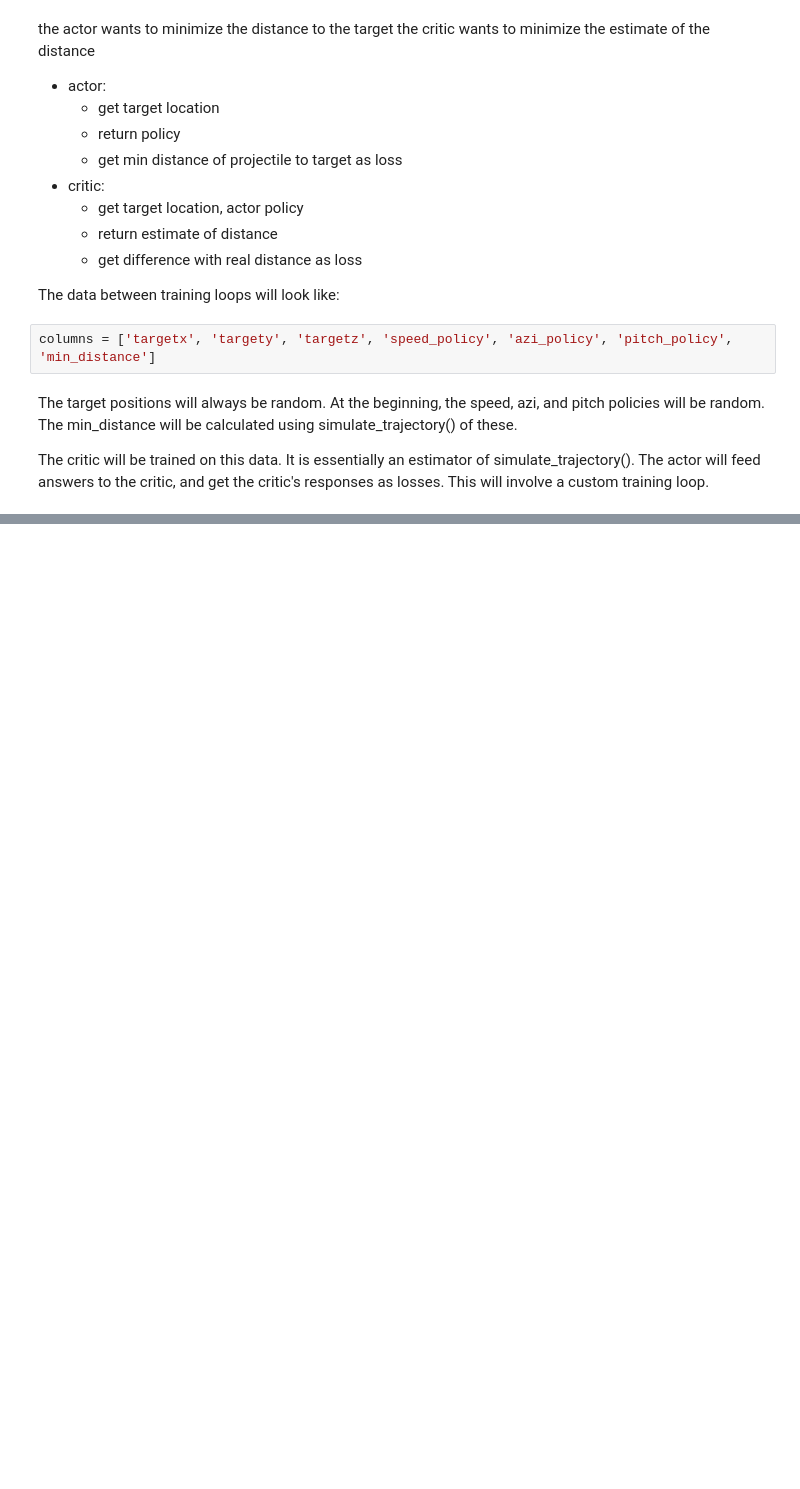
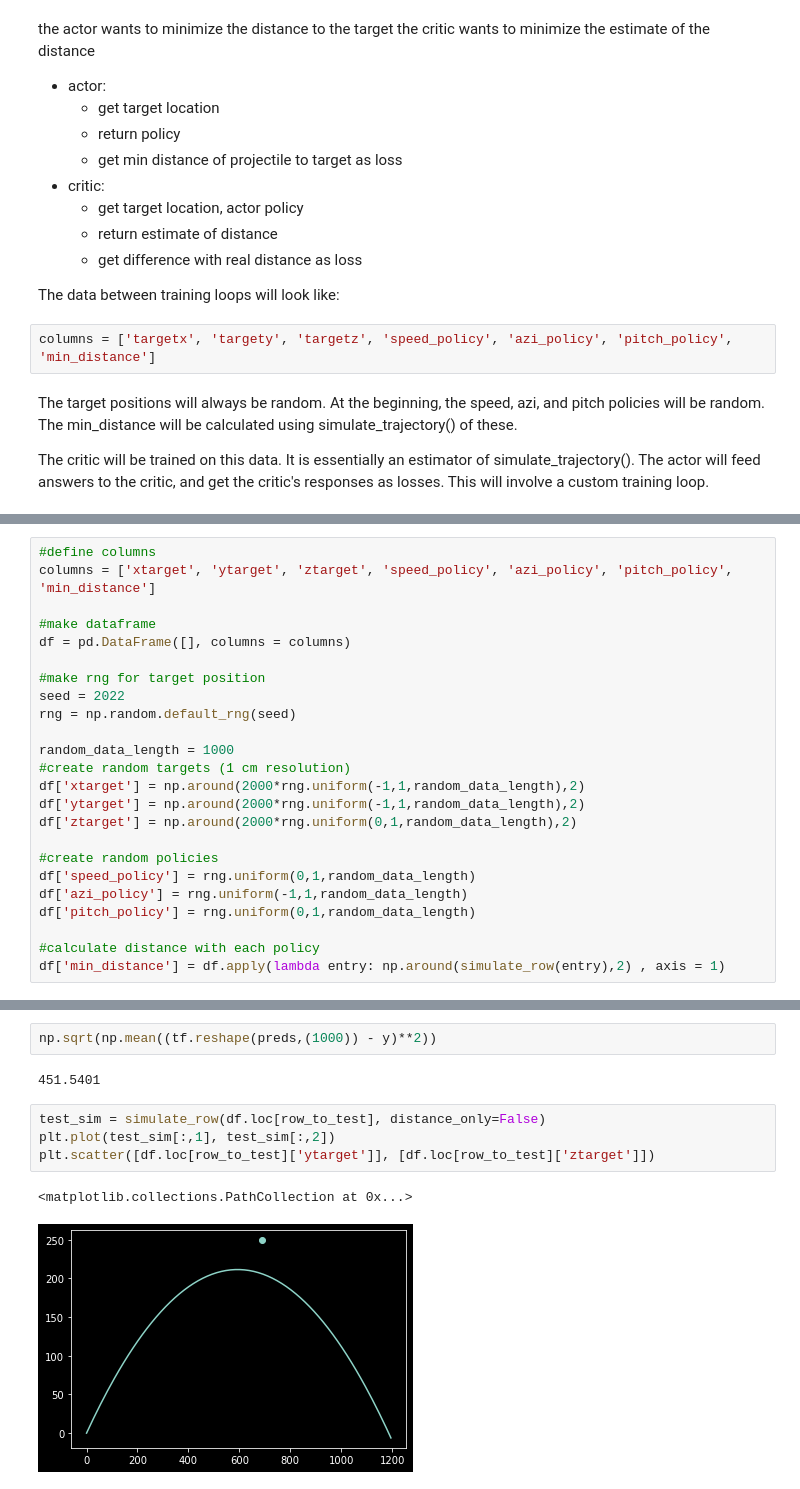
Before and after one commit to dtersegno/cannon, a Jupyter notebook: 2b_cannon.ipynb, the cells around one changed output, grey strips where cells are left out. Cells and saved outputs as stored; diff of their text form; blank space fills up the shorter version.

```diff
--- a/2b_cannon.ipynb
+++ b/2b_cannon.ipynb
@@ -146,0 +152,24 @@ The actor will feed answers to the critic, and get the critic's responses as los
+# %%
+#define columns
+columns = ['xtarget', 'ytarget', 'ztarget', 'speed_policy', 'azi_policy', 'pitch_policy', 'min_distance']
+
+#make dataframe
+df = pd.DataFrame([], columns = columns)
+
+#make rng for target position
+seed = 2022
+rng = np.random.default_rng(seed)
+
+random_data_length = 1000
+#create random targets (1 cm resolution)
+df['xtarget'] = np.around(2000*rng.uniform(-1,1,random_data_length),2)
+df['ytarget'] = np.around(2000*rng.uniform(-1,1,random_data_length),2)
+df['ztarget'] = np.around(2000*rng.uniform(0,1,random_data_length),2)
+
+#create random policies
+df['speed_policy'] = rng.uniform(0,1,random_data_length)
+df['azi_policy'] = rng.uniform(-1,1,random_data_length)
+df['pitch_policy'] = rng.uniform(0,1,random_data_length)
+
+#calculate distance with each policy
+df['min_distance'] = df.apply(lambda entry: np.around(simulate_row(entry),2) , axis = 1)
@@ -146,0 +232,11 @@ The actor will feed answers to the critic, and get the critic's responses as los
+# %%
+np.sqrt(np.mean((tf.reshape(preds,(1000)) - y)**2))
+# %% [output]
+451.5401
+# %%
+test_sim = simulate_row(df.loc[row_to_test], distance_only=False)
+plt.plot(test_sim[:,1], test_sim[:,2])
+plt.scatter([df.loc[row_to_test]['ytarget']], [df.loc[row_to_test]['ztarget']])
+# %% [output]
+<matplotlib.collections.PathCollection at 0x...>
+[figure, added]
```
Also changed, not shown: parts of 11 cells of this notebook.
